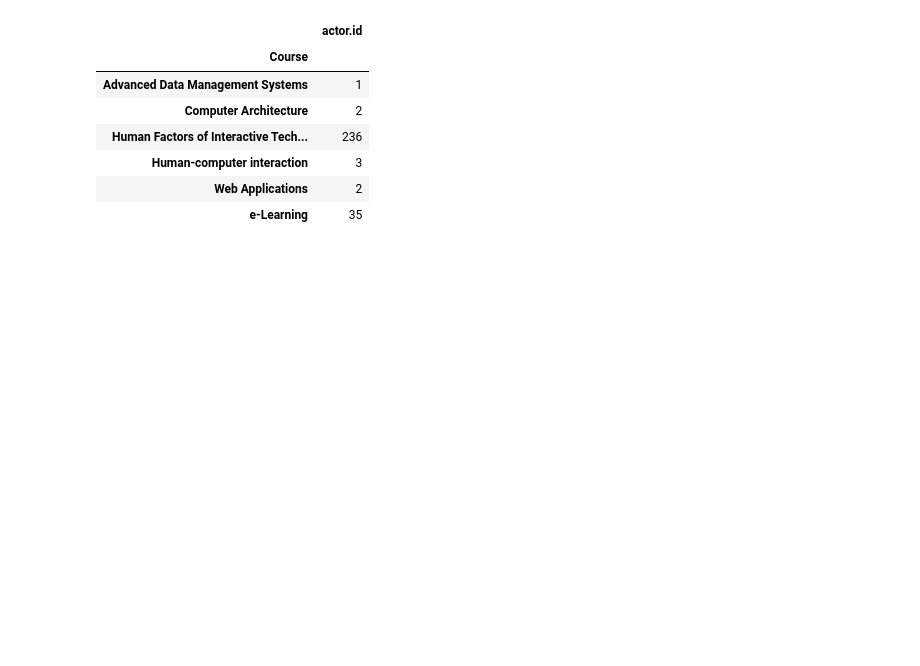
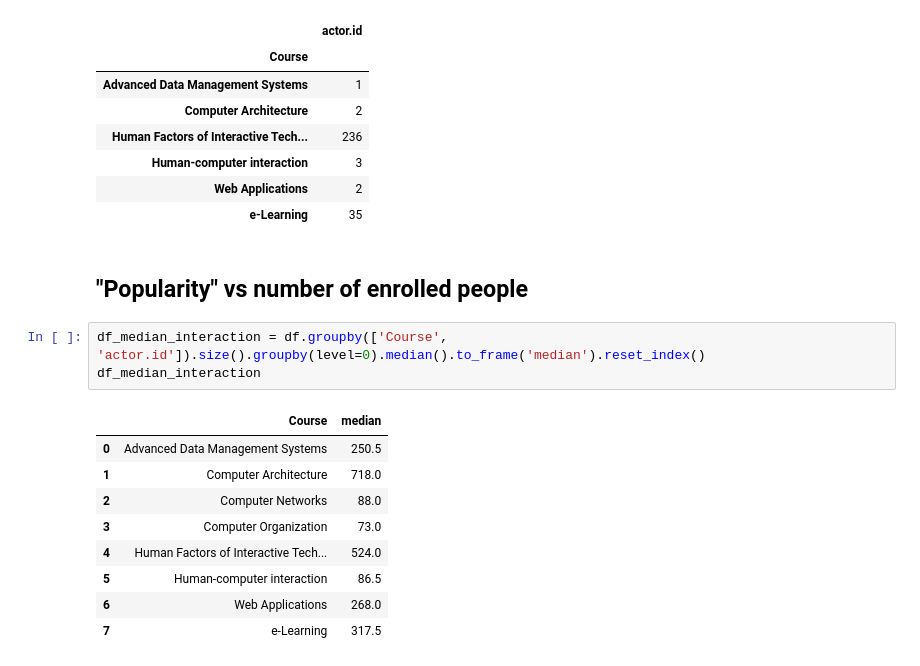
Before and after one commit to veneta13/ILEDA_hackathon, a Jupyter notebook: analysis/course_popularity.ipynb, the cells around one changed output. Cells and saved outputs as stored; diff of their text form; blank space fills up the shorter version.

```diff
--- a/analysis/course_popularity.ipynb
+++ b/analysis/course_popularity.ipynb
@@ -188,3 +188,18 @@ df[df['verb.id'] == 'create'][['Course', 'actor.id']].groupby(['Course']).nuniqu
 | Human-computer interaction | 3 |
 | Web Applications | 2 |
 | e-Learning | 35 |
+# %% [markdown]
+## "Popularity" vs number of enrolled people
+# %%
+df_median_interaction = df.groupby(['Course', 'actor.id']).size().groupby(level=0).median().to_frame('median').reset_index()
+df_median_interaction
+# %% [output]
+|  | Course | median |
+| 0 | Advanced Data Management Systems | 250.5 |
+| 1 | Computer Architecture | 718.0 |
+| 2 | Computer Networks | 88.0 |
+| 3 | Computer Organization | 73.0 |
+| 4 | Human Factors of Interactive Tech... | 524.0 |
+| 5 | Human-computer interaction | 86.5 |
+| 6 | Web Applications | 268.0 |
+| 7 | e-Learning | 317.5 |
```
Also changed, not shown: parts of 3 cells of this notebook.
